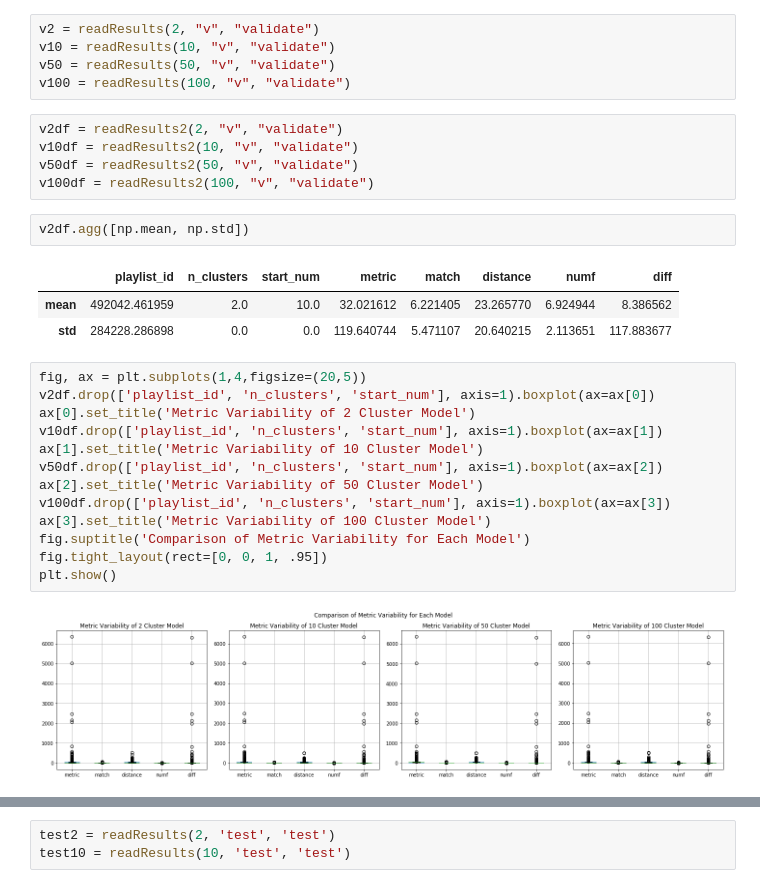
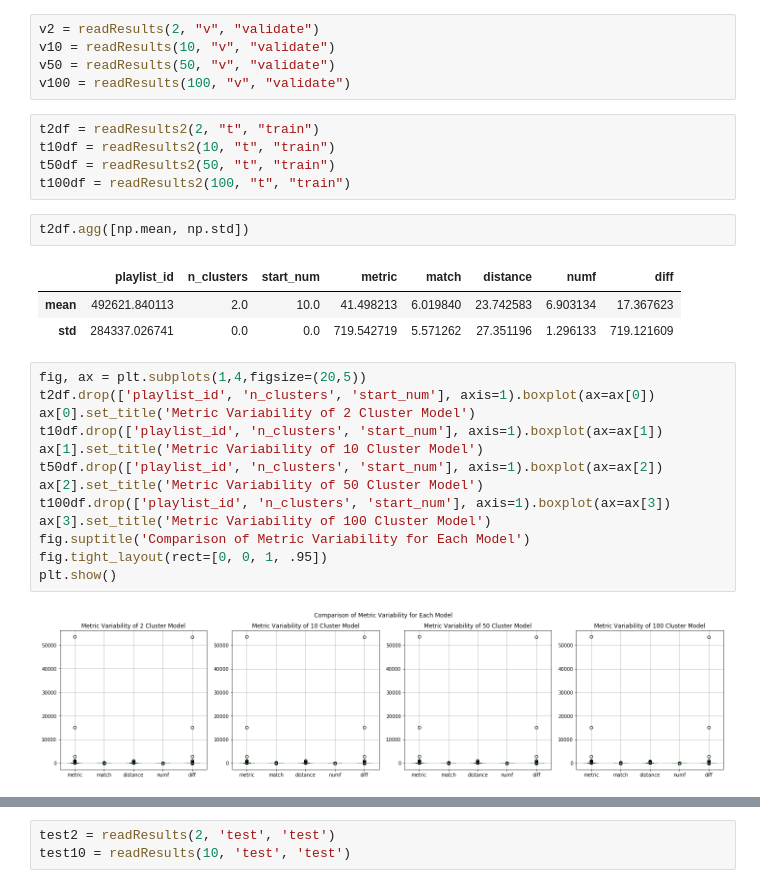
Before and after one commit to bkjoye/group71_spotify, a Jupyter notebook: notebooks/display_resultsv2.ipynb, the cells around one changed output, grey strips where cells are left out. Cells and saved outputs as stored; diff of their text form.

```diff
--- a/notebooks/display_resultsv2.ipynb
+++ b/notebooks/display_resultsv2.ipynb
@@ -65,29 +77,29 @@ v2 = readResults(2, "v", "validate")
 v10 = readResults(10, "v", "validate")
 v50 = readResults(50, "v", "validate")
 v100 = readResults(100, "v", "validate")
-# %%
-v2df = readResults2(2, "v", "validate")
-v10df = readResults2(10, "v", "validate")
-v50df = readResults2(50, "v", "validate")
-v100df = readResults2(100, "v", "validate")
+# %%
+t2df = readResults2(2, "t", "train")
+t10df = readResults2(10, "t", "train")
+t50df = readResults2(50, "t", "train")
+t100df = readResults2(100, "t", "train")
 # %%
-v2df.agg([np.mean, np.std])
+t2df.agg([np.mean, np.std])
 # %% [output]
 |  | playlist_id | n_clusters | start_num | metric | match | distance | numf | diff |
-| mean | 492042.461959 | 2.0 | 10.0 | 32.021612 | 6.221405 | 23.265770 | 6.924944 | 8.386562 |
-| std | 284228.286898 | 0.0 | 0.0 | 119.640744 | 5.471107 | 20.640215 | 2.113651 | 117.883677 |
+| mean | 492621.840113 | 2.0 | 10.0 | 41.498213 | 6.019840 | 23.742583 | 6.903134 | 17.367623 |
+| std | 284337.026741 | 0.0 | 0.0 | 719.542719 | 5.571262 | 27.351196 | 1.296133 | 719.121609 |
 # %%
 fig, ax = plt.subplots(1,4,figsize=(20,5))
-v2df.drop(['playlist_id', 'n_clusters', 'start_num'], axis=1).boxplot(ax=ax[0])
+t2df.drop(['playlist_id', 'n_clusters', 'start_num'], axis=1).boxplot(ax=ax[0])
 ax[0].set_title('Metric Variability of 2 Cluster Model')
-v10df.drop(['playlist_id', 'n_clusters', 'start_num'], axis=1).boxplot(ax=ax[1])
+t10df.drop(['playlist_id', 'n_clusters', 'start_num'], axis=1).boxplot(ax=ax[1])
 ax[1].set_title('Metric Variability of 10 Cluster Model')
-v50df.drop(['playlist_id', 'n_clusters', 'start_num'], axis=1).boxplot(ax=ax[2])
+t50df.drop(['playlist_id', 'n_clusters', 'start_num'], axis=1).boxplot(ax=ax[2])
 ax[2].set_title('Metric Variability of 50 Cluster Model')
-v100df.drop(['playlist_id', 'n_clusters', 'start_num'], axis=1).boxplot(ax=ax[3])
+t100df.drop(['playlist_id', 'n_clusters', 'start_num'], axis=1).boxplot(ax=ax[3])
 ax[3].set_title('Metric Variability of 100 Cluster Model')
 fig.suptitle('Comparison of Metric Variability for Each Model')
 fig.tight_layout(rect=[0, 0, 1, .95])
 plt.show()
 # %% [output]
-[figure, old version]
+[figure, new version]
```
Also changed, not shown: parts of 9 cells of this notebook, 9 other files.
